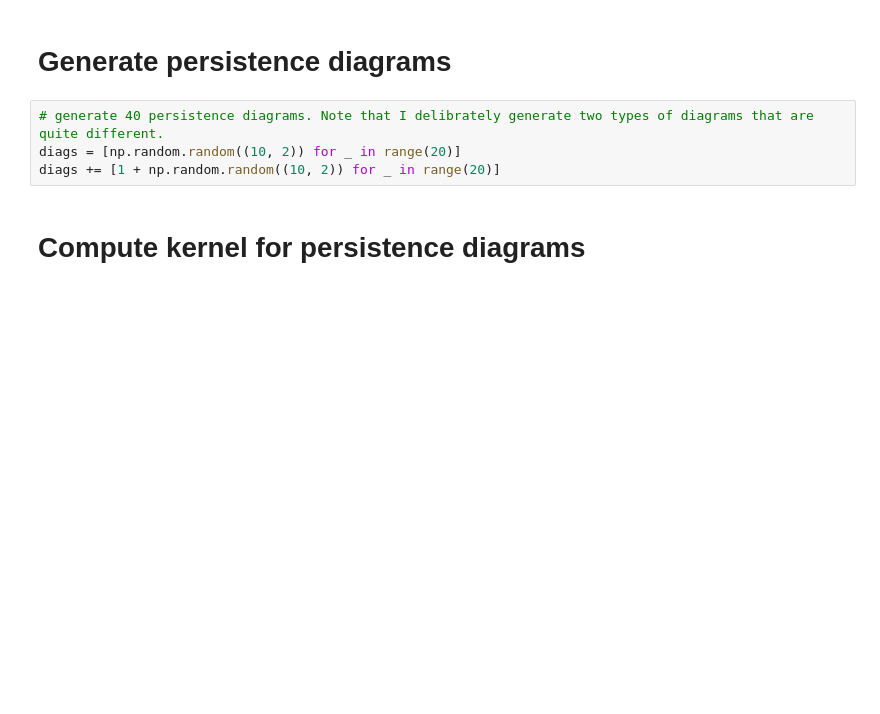
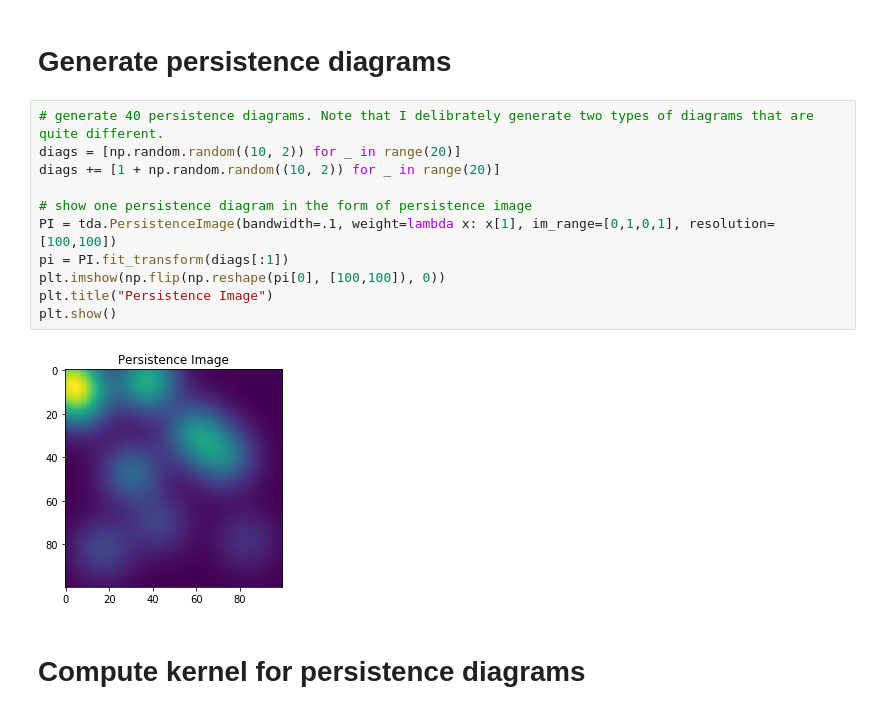
Before and after one commit to Chen-Cai-OSU/Persistence, a Jupyter notebook: tutorial.ipynb, the cells around one changed output. Cells and saved outputs as stored; diff of their text form; blank space fills up the shorter version.

```diff
--- a/tutorial.ipynb
+++ b/tutorial.ipynb
@@ -53,7 +53,16 @@ def cluster(X):
 # %%
 # generate 40 persistence diagrams. Note that I delibrately generate two types of diagrams that are quite different.
 diags = [np.random.random((10, 2)) for _ in range(20)]
 diags += [1 + np.random.random((10, 2)) for _ in range(20)]
+
+# show one persistence diagram in the form of persistence image
+PI = tda.PersistenceImage(bandwidth=.1, weight=lambda x: x[1], im_range=[0,1,0,1], resolution=[100,100])
+pi = PI.fit_transform(diags[:1])
+plt.imshow(np.flip(np.reshape(pi[0], [100,100]), 0))
+plt.title("Persistence Image")
+plt.show()
+# %% [output]
+[figure, added]
 # %% [markdown]
 # Compute kernel for persistence diagrams
 # %%
```
Also changed, not shown: parts of 1 cell of this notebook, 2 other files.
